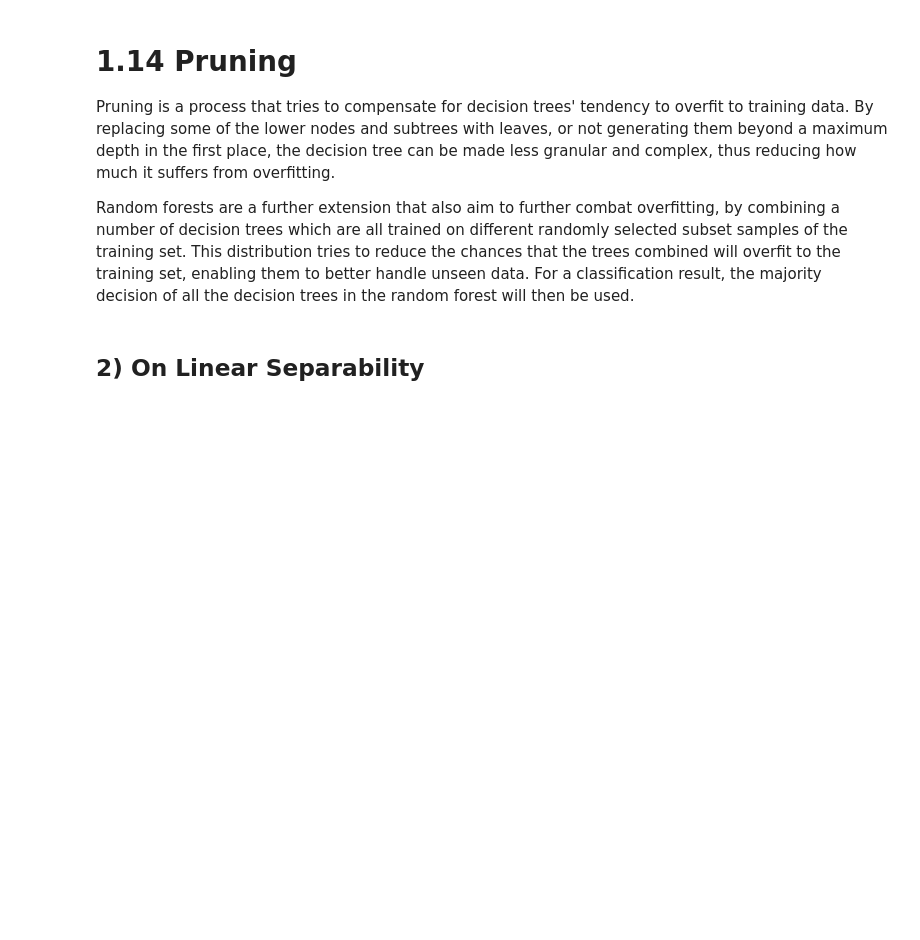
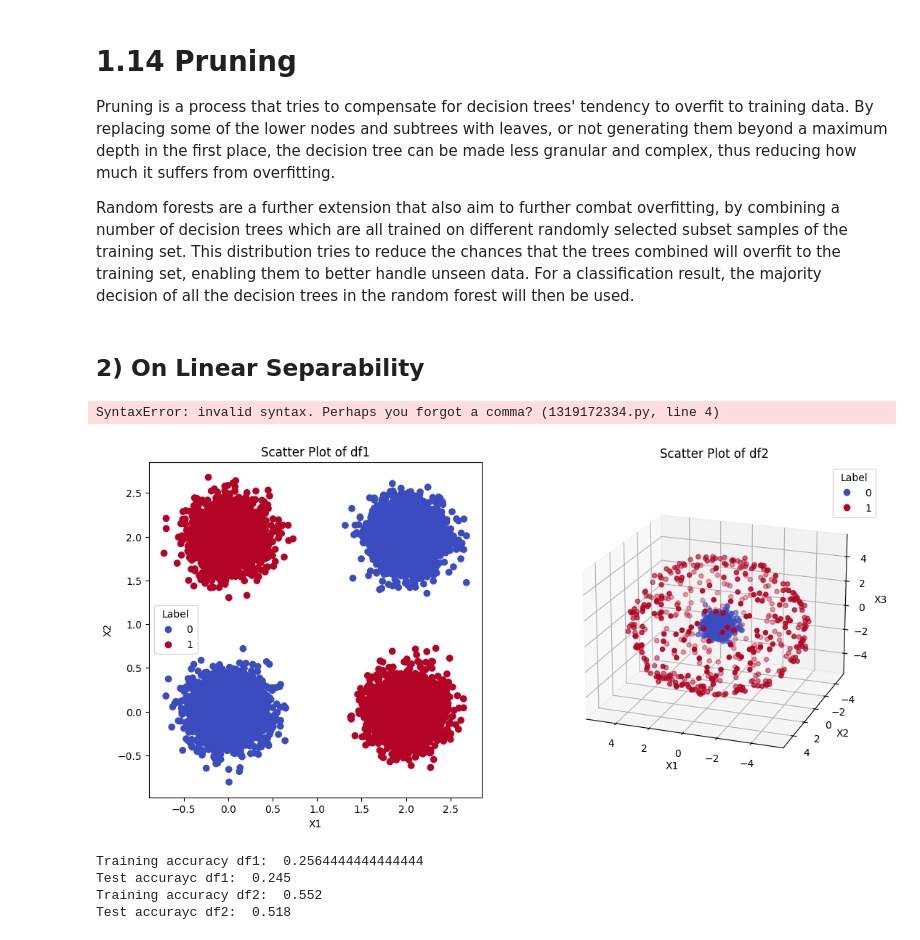
Before and after one commit to flowy-git/FDA, a Jupyter notebook: Lab1/lwyp_flowy.ipynb, the cells around one changed output. Cells and saved outputs as stored; diff of their text form; code cells hidden in the pictures; blank space fills up the shorter version.

```diff
--- a/Lab1/lwyp_flowy.ipynb
+++ b/Lab1/lwyp_flowy.ipynb
@@ -314,5 +314,79 @@ df1 = pd.read_csv("data_xor.csv")
 df2 = pd.read_csv("data_sphere.csv")
 # %%
 # 2.1 Scatter plots
+fig, plot_1 = plt.subplots(1, 2, figsize=(12, 6))
+plot_1[0].scatter(df1['X1'], df1['X2'], c=df1['Y'], cmap='coolwarm')
+plot_1[1].scatter(df2['X1'], df2['X2'], df2['X3'] c=df2['Y'], cmap='coolwarm')
+#plot_7[0].legend(*scatter.legend_elements(), title='Target')
+#plot_7[0].set_title('Features color coded')
+#DecisionBoundaryDisplay.from_estimator(random_forest, x_train, response_method="predict", ax=plot_7[1])
+#plot_7[1].set_title('Map of decision boundary of random Forest')
+plt.show()
+# %% [output]
+SyntaxError: invalid syntax. Perhaps you forgot a comma? (1319172334.py, line 4)
+# %%
+fig = plt.figure(figsize=(13, 6))
+
+df1_plot = fig.add_subplot(1, 2, 1)
+df1_plot.scatter(df1['X1'], df1['X2'], c=df1['Y'], cmap='coolwarm')
+df1_plot.set_xlabel('X1')
+df1_plot.set_ylabel('X2')
+df1_plot.legend(*scatter.legend_elements(), title='Label')
+df1_plot.set_title('Scatter Plot of df1')
+
+df2_plot = fig.add_subplot(1, 2, 2, projection='3d')
+df2_plot.scatter(df2['X1'], df2['X2'], df2['X3'], c=df2['Y'], cmap='coolwarm')
+df2_plot.set_xlabel('X1')
+df2_plot.set_ylabel('X2')
+df2_plot.set_zlabel('X3')
+df2_plot.view_init(elev=20, azim=110)
+df2_plot.legend(*scatter.legend_elements(), title='Label')
+df2_plot.set_title('Scatter Plot of df2')
+
+df2_plot.set_box_aspect(None, zoom=0.95)
+
+plt.show()
+# %% [output]
+[figure, added]
 # %%
 # 2.2 Logistic Regressions
+
+# df1 has ~10k samples, df2 ~1k samples
+# df1 split: 90/10 -> 9k training, 1k validation
+# df2 split: 80/20 -> 800 training, 200 validation
+
+df1_train = df1.sample(frac = 0.9)
+df1_validation = df1.drop(df1_train.index)
+df2_train = df2.sample(frac = 0.5)
+df2_validation = df2.drop(df2_train.index)
+#print("train .", len(df1_train), " validate:", len(df1_validation))
+#print("train .", len(df2_train), " valiadaet:", len(df2_validation))
+
+df1_x_train = df1_train[['X1', 'X2']]
+df1_y_train = df1_train['Y']
+df1_x_validation = df1_validation[['X1', 'X2']]
+df1_y_validation = df1_validation['Y']
+
+df2_x_train = df2_train[['X1', 'X2', 'X3']]
+df2_y_train = df2_train['Y']
+df2_x_validation = df2_validation[['X1', 'X2', 'X3']]
+df2_y_validation = df2_validation['Y']
+
+df1_log = LogisticRegression(random_state=0).fit(df1_x_train, df1_y_train)
+
+df1_train_accu = df1_log.score(df1_x_train, df1_y_train)
+df1_test_accu = df1_log.score(df1_x_validation, df1_y_validation)
+print("Training accuracy df1: ", df1_train_accu)
+print("Test accurayc df1: ", df1_test_accu)
+
+df2_log = LogisticRegression(random_state=0).fit(df2_x_train, df2_y_train)
+
+df2_train_accu = df2_log.score(df2_x_train, df2_y_train)
+df2_test_accu = df2_log.score(df2_x_validation, df2_y_validation)
+print("Training accuracy df2: ", df2_train_accu)
+print("Test accurayc df2: ", df2_test_accu)
+# %% [output]
+Training accuracy df1:  0.2564444444444444
+Test accurayc df1:  0.245
+Training accuracy df2:  0.552
+Test accurayc df2:  0.518
```
Also changed, not shown: parts of 4 cells of this notebook.
